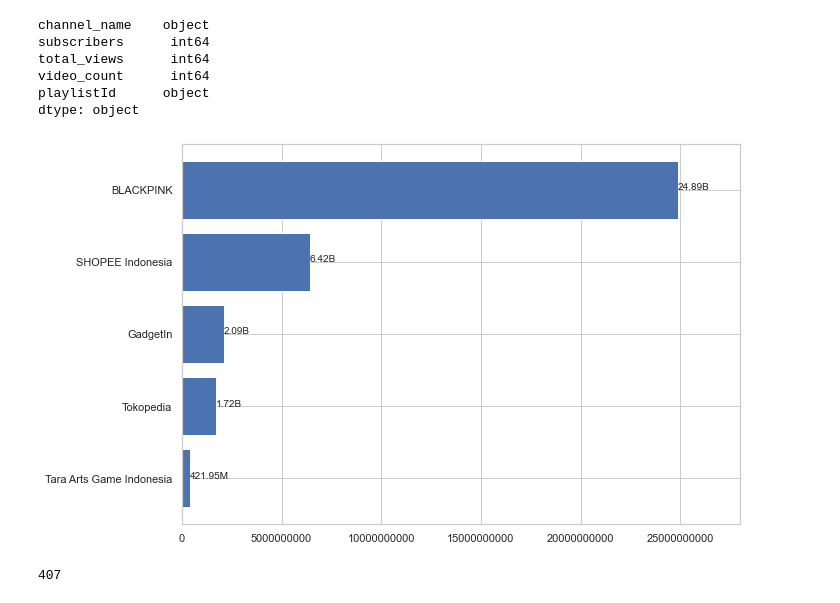
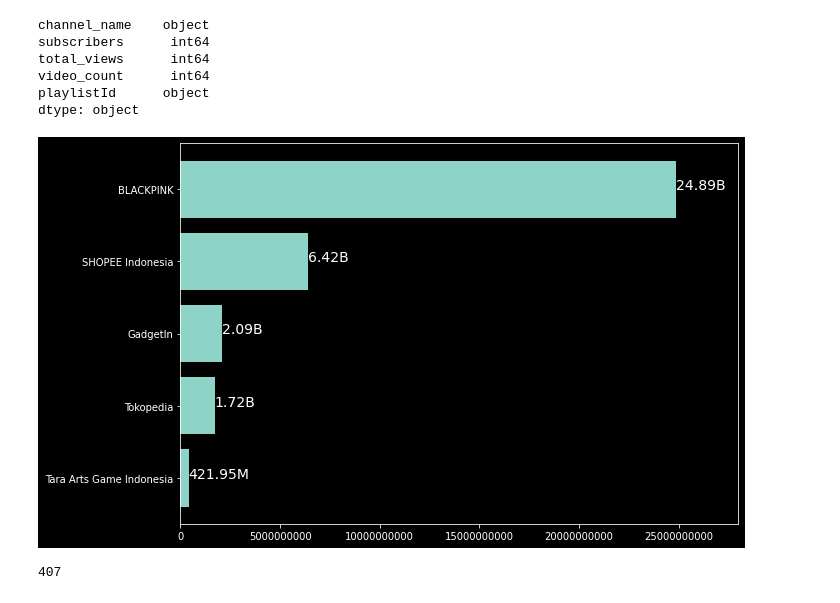
Before and after one commit to dwipaalfarisi/project-youtube-analytics, a Jupyter notebook: run.ipynb, the cells around one changed output. Drawn from its saved outputs; the diff is of its cells as text; code cells hidden in the pictures.

```diff
--- a/run.ipynb
+++ b/run.ipynb
@@ -58,21 +58,25 @@ playlistId      object
 dtype: object
 # %%
 plot_channel_views = channel_statistics.sort_values('total_views')
+plt.style.use('dark_background')
 
 fig, ax = plt.subplots(figsize=(10, 7))
 ax.barh(plot_channel_views['channel_name'], plot_channel_views['total_views'])
 
 # get rid of scientific expression for x axis
 plt.ticklabel_format(axis="x", style="plain")
 
+# display values next to bar plot
 for index, value in enumerate(plot_channel_views['total_views']):
     plt.text(value, index,
-             str(numerize.numerize(value))) # set the values to compact number
+             str(numerize.numerize(value)), fontsize=14) # set the values to compact number
+
+# set x axis limit
 plt.xlim([0, 28000000000])
 
 plt.show();
 # %% [output]
-[figure, old version]
+[figure, new version]
 # %%
 # get_playlist for video_ids
 get_playlist_ids = get_playlist(youtube, channel_statistics)[0] # blackpink
```
Also changed, not shown: parts of 5 cells of this notebook, 2 other files.
